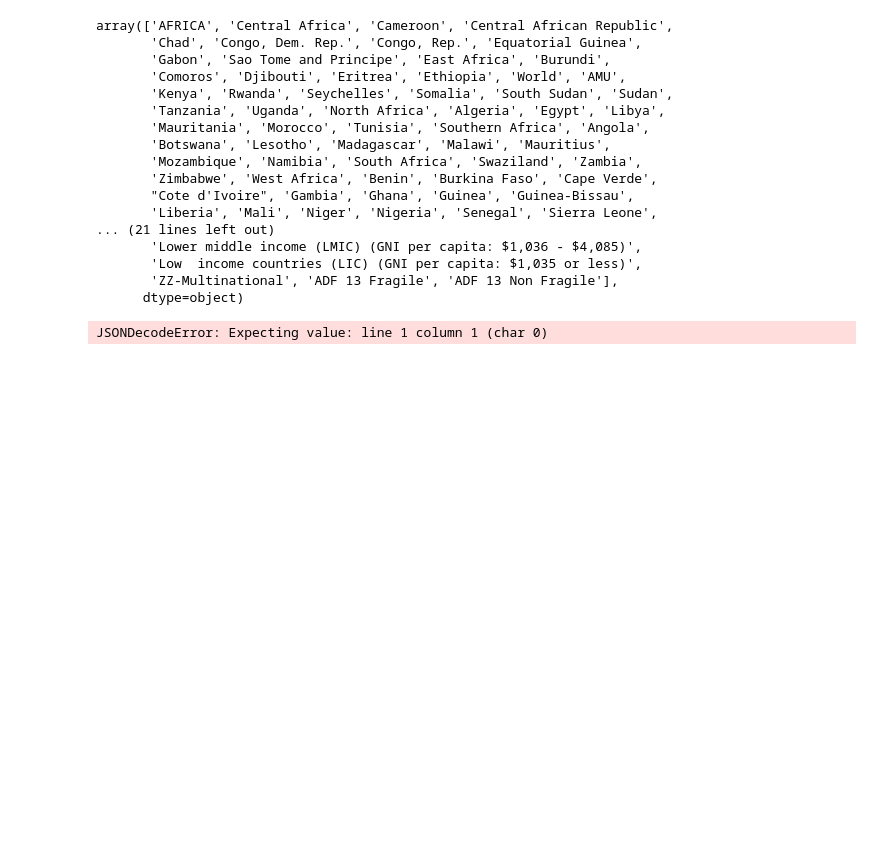
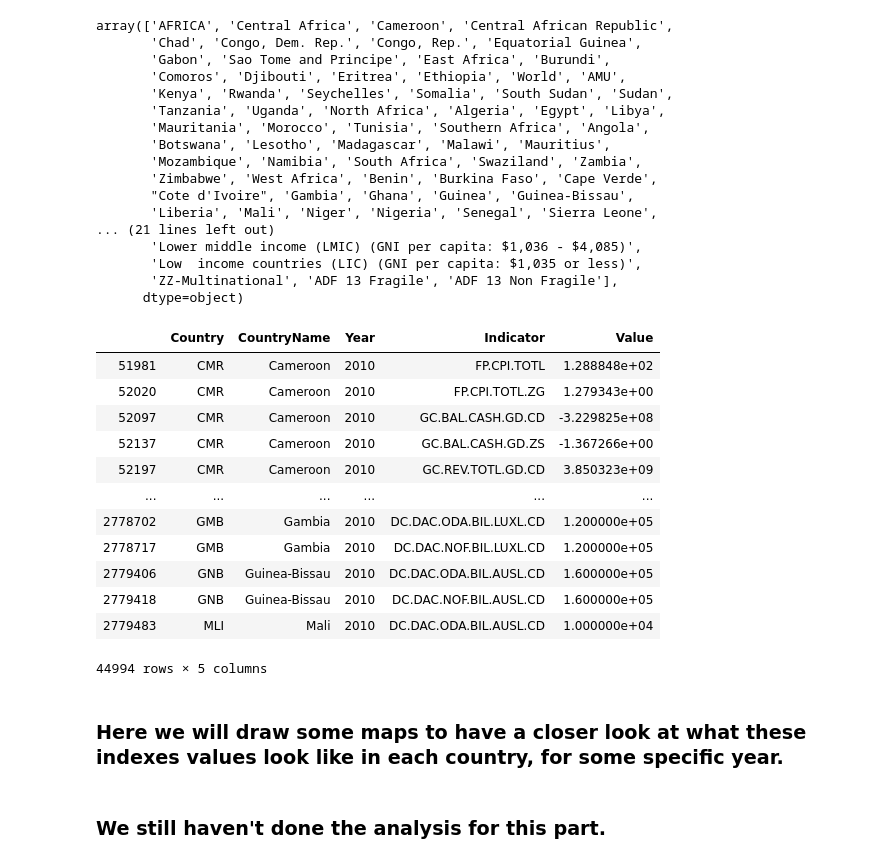
Before and after one commit to GhaliAmir/Education-In-Africa, a Jupyter notebook: Project.ipynb, the cells around one changed output. Saved outputs shown, nothing was run; the diff lists cells and outputs as text; code cells hidden in the pictures; blank space fills up the shorter version.

```diff
--- a/Project.ipynb
+++ b/Project.ipynb
@@ -491,63 +435,44 @@ array(['AFRICA', 'Central Africa', 'Cameroon', 'Central African Republic',
       dtype=object)
 # %%
 #From the list above, we see that multiple values are not needed (not only countries but also regions and set of countries
-#that verify certain conditions)
+#that verify certain conditions are present)
 #We will then eliminate this noisy data for these observations
 
-import os
-import folium
-import json
-
 location_afr = [9,18]
-geo_data = os.path.join('./maps/', 'africa.json')
-
+geo_data = os.path.join('./maps/', 'custom-afr-bibi.json')
 
 chosen_year = 2010
 
 Countries_Only = ['Cameroon', 'Central African Republic','Chad', 'Congo, Dem. Rep.', 'Congo, Rep.', 'Equatorial Guinea',
                  'Gabon', 'Sao Tome and Principe', 'Burundi', 'Comoros', 'Djibouti', 'Eritrea', 'Ethiopia','Kenya',
                  'Rwanda', 'Seychelles', 'Somalia', 'South Sudan', 'Sudan', 'Tanzania', 'Uganda', 'Algeria', 'Egypt',
                  'Libya', 'Mauritania', 'Morocco', 'Tunisia', 'Angola', 'Botswana', 'Lesotho', 'Madagascar', 'Malawi',
                  'Mauritius', 'Mozambique', 'Namibia', 'South Africa', 'Swaziland', 'Zambia', 'Zimbabwe', 'Benin',
                  'Burkina Faso', 'Cape Verde', "Cote d'Ivoire", 'Gambia', 'Ghana', 'Guinea', 'Guinea-Bissau', 'Liberia',
                  'Mali', 'Niger', 'Nigeria', 'Senegal', 'Sierra Leone','Togo']
 
 map_data = db_zero[['Country','CountryName','Year','Indicator','Value']].copy()
 
 map_data = map_data[map_data.CountryName.isin(Countries_Only)]
 
 map_data = map_data[map_data.Year == chosen_year]
 
-
-#map_data = map_data.reset_index(drop=True)
-
-
-
-#1
-
-map_data_1 = map_data[map_data.Indicator == 'SE.PRM.ENRR']
-#print(map_data_1)
-
-
-thresh = 105
-
-def africa_colors(country):
-    """Maps drachneya to drachneya etc.."""
-    grrr = map_data_1.loc[map_data_1['Country'] == country, 'Value'].values[0] > thresh
-    if grrr :
-        return '#0000ff'
-    else:
-        return '#ff0000'
-
-m_afr = folium.Map(location_afr, tiles='cartodbpositron', zoom_start=3)
-folium.GeoJson(
-    geo_data,
-    style_function=lambda feature: {
-        'fillColor': africa_colors(feature['id']),
-        'color' : 'black',
-        'weight' : 2,
-        'dashArray' : '5, 5'
-        }
-    ).add_to(m_afr)
+map_data
 # %% [output]
+|  | Country | CountryName | Year | Indicator | Value |
+| 51981 | CMR | Cameroon | 2010 | FP.CPI.TOTL | 1.288848e+02 |
+| 52020 | CMR | Cameroon | 2010 | FP.CPI.TOTL.ZG | 1.279343e+00 |
+| 52097 | CMR | Cameroon | 2010 | GC.BAL.CASH.GD.CD | -3.229825e+08 |
+| 52137 | CMR | Cameroon | 2010 | GC.BAL.CASH.GD.ZS | -1.367266e+00 |
+| 52197 | CMR | Cameroon | 2010 | GC.REV.TOTL.GD.CD | 3.850323e+09 |
+| ... | ... | ... | ... | ... | ... |
+| 2778702 | GMB | Gambia | 2010 | DC.DAC.ODA.BIL.LUXL.CD | 1.200000e+05 |
+| 2778717 | GMB | Gambia | 2010 | DC.DAC.NOF.BIL.LUXL.CD | 1.200000e+05 |
+| 2779406 | GNB | Guinea-Bissau | 2010 | DC.DAC.ODA.BIL.AUSL.CD | 1.600000e+05 |
+| 2779418 | GNB | Guinea-Bissau | 2010 | DC.DAC.NOF.BIL.AUSL.CD | 1.600000e+05 |
+| 2779483 | MLI | Mali | 2010 | DC.DAC.ODA.BIL.AUSL.CD | 1.000000e+04 |
-JSONDecodeError: Expecting value: line 1 column 1 (char 0)
+44994 rows × 5 columns
+# %% [markdown]
+### Here we will draw some maps to have a closer look at what these indexes values look like in each country,   for some specific year.
+# %% [markdown]
+### We still haven't done the analysis for this part.
```
Also changed, not shown: parts of 44 cells of this notebook.
